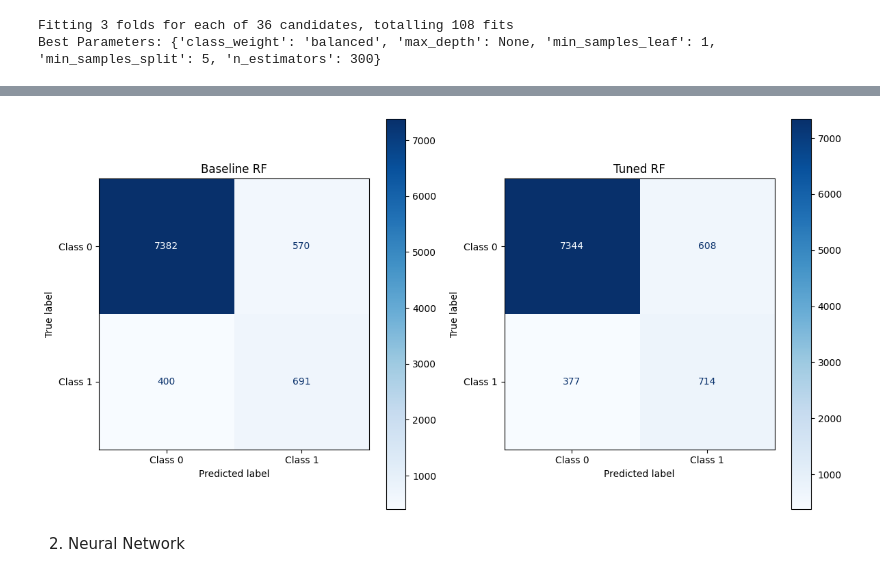
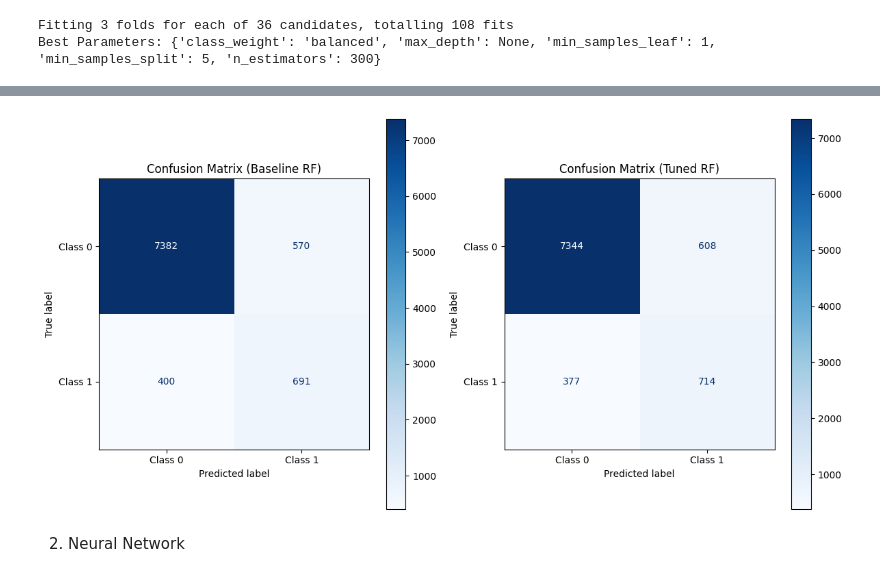
Before and after one commit to RanudeeFernando/CM2604_ML_CW, a Jupyter notebook: notebooks/ml_project.ipynb, the cells around one changed output, grey strips where cells are left out. Drawn from its saved outputs; the diff is of its cells as text; code cells hidden in the pictures.

```diff
--- a/notebooks/ml_project.ipynb
+++ b/notebooks/ml_project.ipynb
@@ -721,31 +698,31 @@ plt.show()
 # %%
 from sklearn.metrics import confusion_matrix, ConfusionMatrixDisplay
 import matplotlib.pyplot as plt
 
 # Compute confusion matrix for Baseline RF
 baseline_cm = confusion_matrix(y_test, rf_y_pred)
 
 # Compute confusion matrix for Tuned RF
 tuned_cm = confusion_matrix(y_test, best_rf_y_pred)
 
 # Create a figure and subplots
 fig, axes = plt.subplots(1, 2, figsize=(12, 6))  # 1 row, 2 columns
 
 # Plot Baseline RF Confusion Matrix
 disp_baseline = ConfusionMatrixDisplay(confusion_matrix=baseline_cm, display_labels=['Class 0', 'Class 1'])
 disp_baseline.plot(cmap='Blues', ax=axes[0])  # Use ax[0] for the first subplot
-axes[0].set_title('Baseline RF')
+axes[0].set_title('Confusion Matrix (Baseline RF)')
 
 # Plot Tuned RF Confusion Matrix
 disp_tuned = ConfusionMatrixDisplay(confusion_matrix=tuned_cm, display_labels=['Class 0', 'Class 1'])
 disp_tuned.plot(cmap='Blues', ax=axes[1])  # Use ax[1] for the second subplot
-axes[1].set_title('Tuned RF')
+axes[1].set_title('Confusion Matrix (Tuned RF)')
 
 # Adjust layout and show plot
 plt.tight_layout()
 plt.show()
 # %% [output]
-[figure, old version]
+[figure, new version]
 # %% [markdown]
 2. Neural Network
 # %%
```
Also changed, not shown: parts of 16 cells of this notebook.
